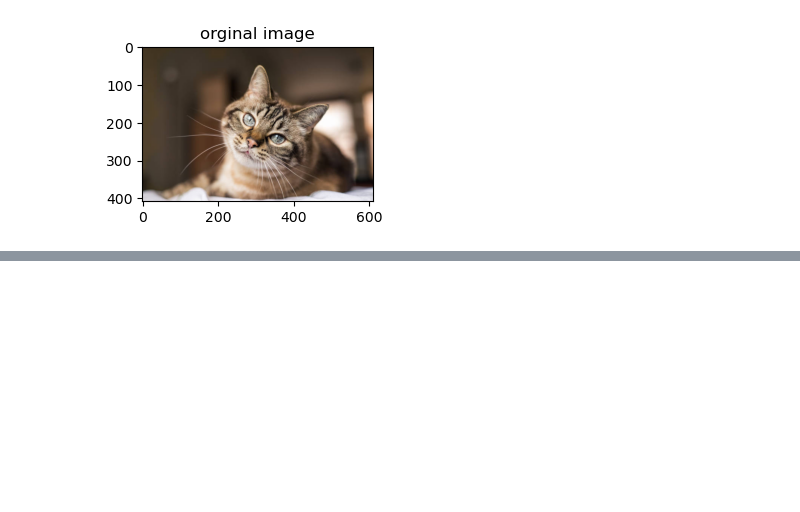
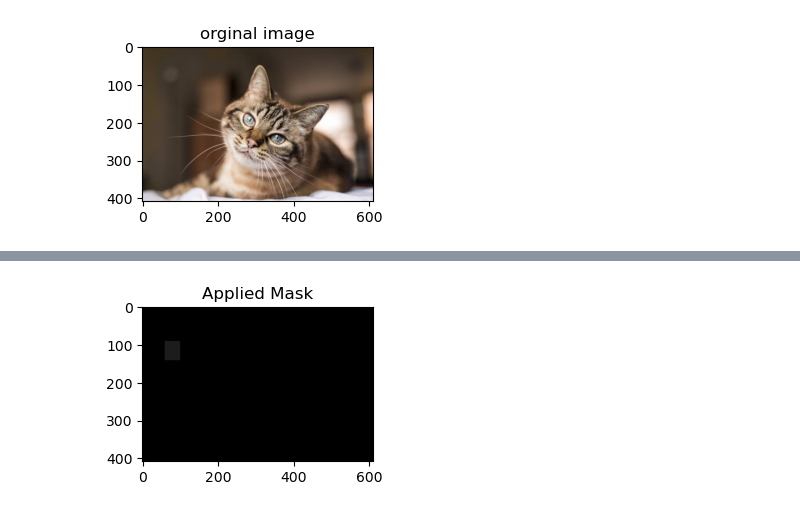
Before and after one commit to tazriahelal/Python-OpenCV, a Jupyter notebook: Python-OpenCV-Basic/opencvbasics-part2.ipynb, the cells around one changed output, grey strips where cells are left out. Cells and saved outputs as stored; diff of their text form; code cells hidden in the pictures; blank space fills up the shorter version.

```diff
--- a/Python-OpenCV-Basic/opencvbasics-part2.ipynb
+++ b/Python-OpenCV-Basic/opencvbasics-part2.ipynb
@@ -246,10 +254,10 @@ catImageShow("orginal image", image)
 [figure]
 [figure]
 # %%
-def catImageShow(imageTitle, imageData):
-    imageVarible = cv2.cvtColor(imageData, cv2.COLOR_BGR2RGB)
+def catImageShow(imageTitle, image):
+    imageVariable = cv2.cvtColor(image, cv2.COLOR_BGR2RGB) #Here we will convert the image to RGB format by using cvtColor()
     plt.figure(figsize=(4, 2))
-    plt.imshow(imageVariable)
+    plt.imshow( imageVariable )
     plt.title(imageTitle)
     plt.show()
 # %%
@@ -261,0 +269,6 @@ NameError: name 'imageVariable' is not defined
+# %%
+imageMask = np.zeros(imageData.shape[:2], dtype = "uint8")
+cv2.rectangle(imageMask, (60,90), (100, 140), 28, -1)
+catImageShow("Applied Mask", imageMask)
+# %% [output]
+[figure, added]
```
Also changed, not shown: parts of 20 cells of this notebook.
